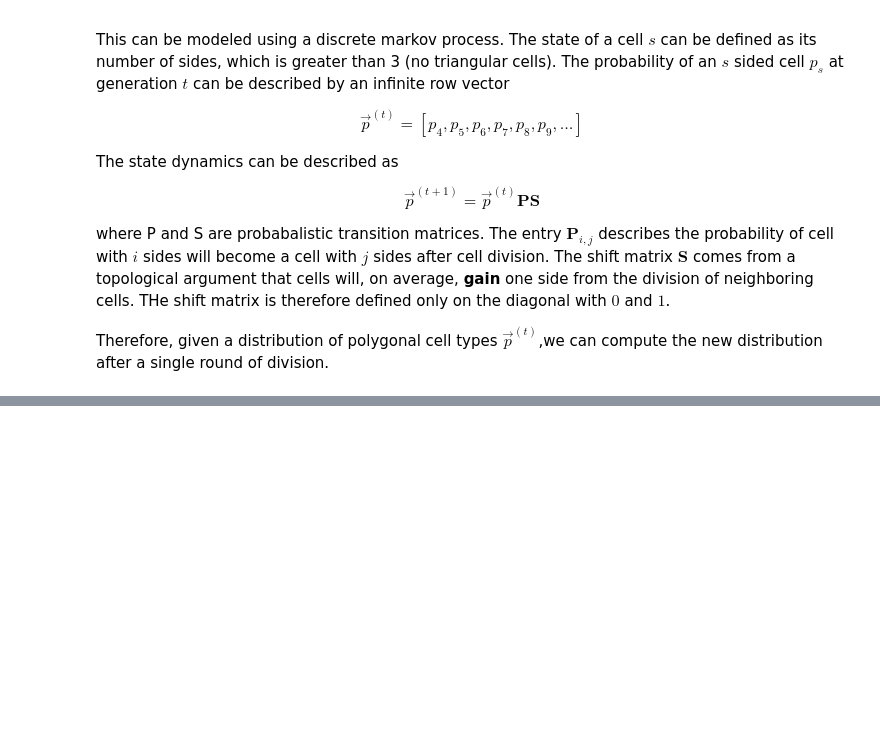
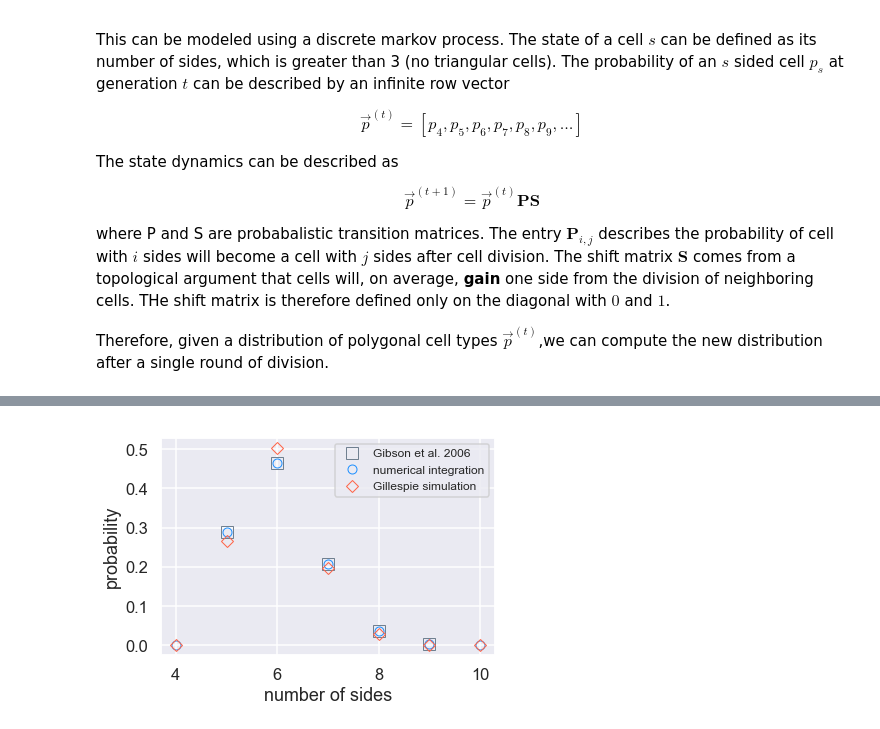
Before and after one commit to RPGroup-PBoC/ncbs_pboc, a Jupyter notebook: code/gibson_paper.ipynb, the cells around one changed output, grey strips where cells are left out. Cells and saved outputs as stored; diff of their text form; code cells hidden in the pictures; blank space fills up the shorter version.

```diff
--- a/code/gibson_paper.ipynb
+++ b/code/gibson_paper.ipynb
@@ -108,0 +121,39 @@ array([0.        , 0.27623794, 0.44523786, 0.20170003, 0.03532069,
+# %%
+# Compute the distribution
+side_prob = np.zeros(int(np.max(sides)) + 1)
+for i in range(n_sim):
+    for j in range(n_gen):
+        n_sides = int(sides[i, j])
+        side_prob[n_sides] += 1
+
+# Normalize it
+side_prob = side_prob / np.sum(side_prob)
+# %%
+# Define the gibson counts.
+gibson_prob = [0.2888, 0.4640, 0.2085, 0.0359, 0.0028]
+gibson_sides = [5, 6, 7, 8, 9]
+
+# Get the integration distribution.
+butter_prob = prob[:, -1]
+butter_sides = np.arange(0, n_sides) + 4
+
+# Get the gillespie sides
+gillespie_prob = side_prob[4:]
+gillespie_sides = np.arange(4, int(np.max(sides)) +1)
+
+# Plot the comparison.
+plt.plot(gibson_sides, gibson_prob, 's', markersize=12, markeredgecolor='slategray', markerfacecolor='none',
+         label='Gibson et al. 2006')
+plt.plot(butter_sides, butter_prob, 'o', markeredgecolor='dodgerblue', markerfacecolor='none',
+         label='numerical integration')
+plt.plot(gillespie_sides, gillespie_prob, 'D', markeredgecolor='tomato', markerfacecolor='none',
+         label='Gillespie simulation')
+
+
+# Add labels
+plt.xlabel('number of sides')
+plt.ylabel('probability')
+plt.legend(fontsize=12)
+plt.savefig('gibson_comparison.pdf')
+# %% [output]
+[figure, added]
```
Also changed, not shown: parts of 5 cells of this notebook, 3 other files.
